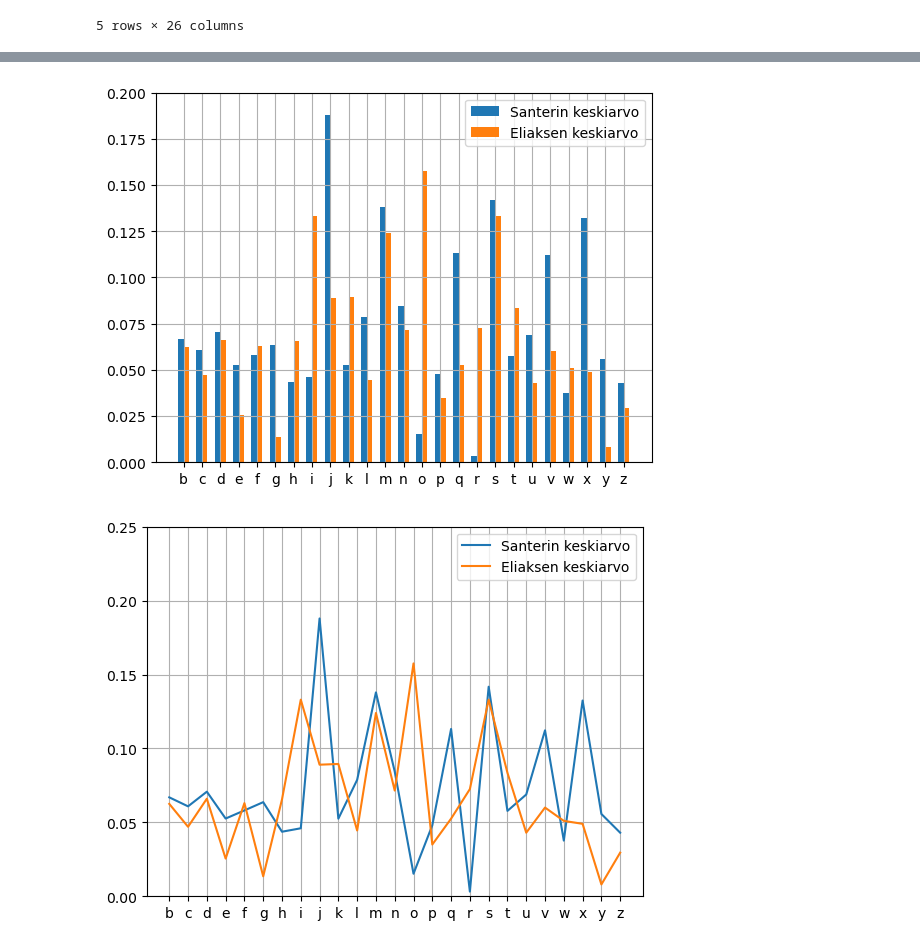
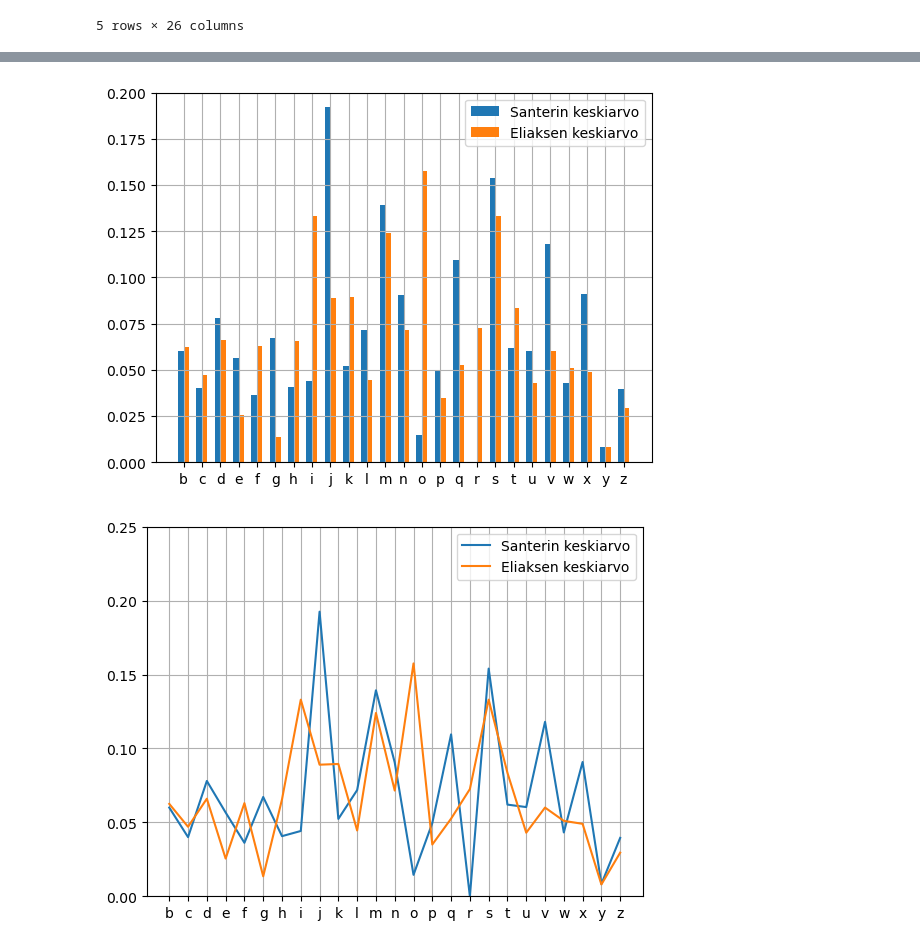
Before and after one commit to sansalv/abc-analyysi, a Jupyter notebook: abc_analyysi.ipynb, the cells around one changed output, grey strips where cells are left out. Drawn from its saved outputs; the diff is of its cells as text; code cells hidden in the pictures.

```diff
--- a/abc_analyysi.ipynb
+++ b/abc_analyysi.ipynb
@@ -27,7 +27,11 @@ timeFiles = ['santeri1995.txt', 'santeri1987.txt', 'santeri1962.txt',
              'santeri1878.txt', 'santeri1865.txt', 'santeri1852.txt',
              'santeri1821.txt', 'santeri1785.txt', 'santeri1756.txt',
              'santeri1726.txt', 'santeri1686.txt', 'santeri1682.txt',
+             'santeri1679.txt',
              'elias1699.txt', 'elias1639.txt']
+
+# E = indeksi, josta Eliaksen ajat alkavat
+E = 13
 
 for i in range(len(timeFiles)):
     df.loc[i] = listFromTimeData(timeFiles[i])
@@ -111,23 +99,26 @@ plt.show()
 # %%
 # Santeri vs Elias keskiarvoaika/kirjain
 
-dfs = df_diff[:12].mean().T
-dfe = df_diff[12:].mean().T
+# Santerin sub 1.8 ajat 7-E
+dfs = df_diff[7:E].mean().T
+
+# Eliaksen sub 1.7 ajat E-
+dfe = df_diff[E:].mean().T
 
 X = abc[1:]
 X_axis = np.arange(25)
 sep = 0.15
 
 plt.bar(X_axis-sep, dfs, width=0.3, label='Santerin keskiarvo')
 plt.bar(X_axis+sep, dfe, width=0.3, label='Eliaksen keskiarvo')
 plt.xticks(X_axis, X)
 
 plt.ylim(0,0.2)
 plt.grid()
 plt.legend()
 plt.show()
 # %% [output]
-[figure, old version]
+[figure, new version]
 # %%
 # Sama mutta normaali plotti (keskiarvoaika/kirjain)
 
@@ -139,4 +130,4 @@ plt.grid()
 plt.legend()
 plt.show()
 # %% [output]
-[figure, old version]
+[figure, new version]
```
Also changed, not shown: parts of 4 cells of this notebook, 1 other file.
